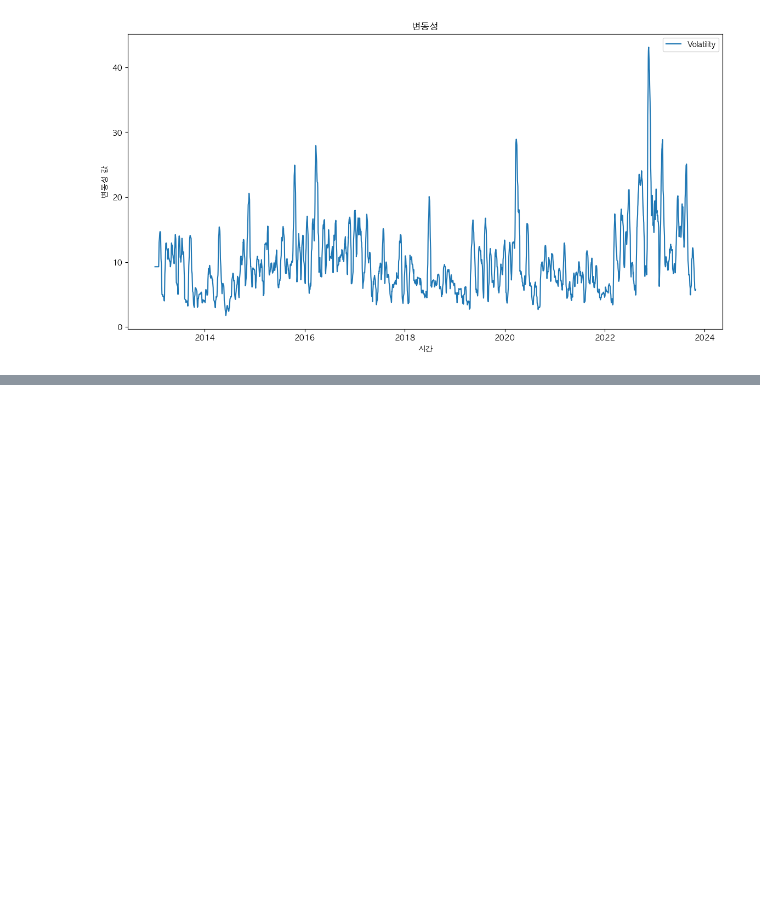
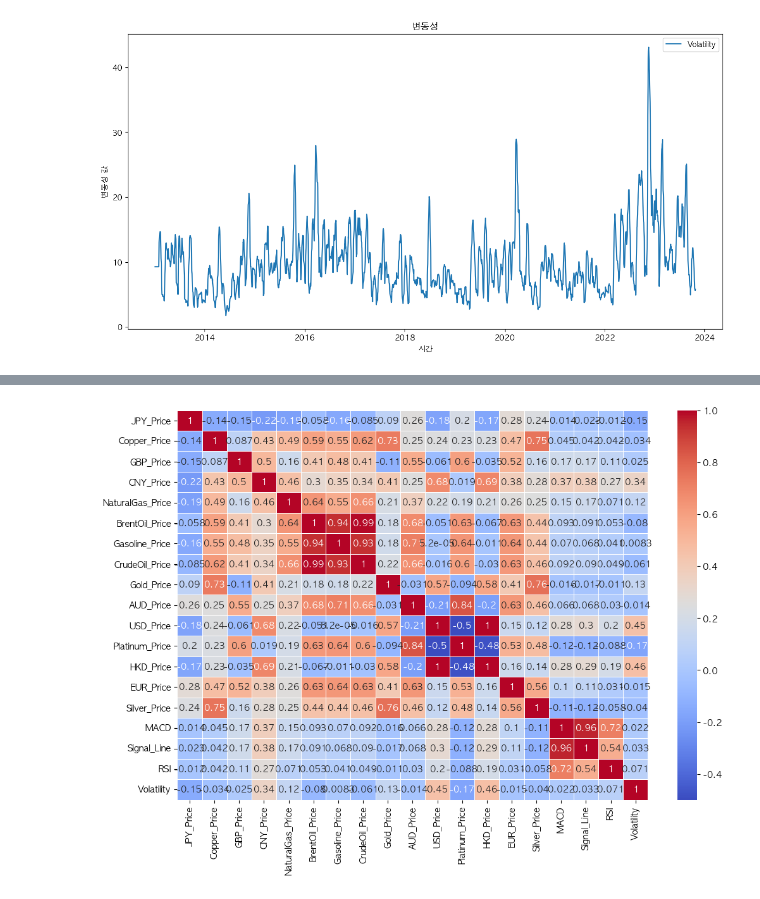
Before and after one commit to juwoncozyboy/Data_Mining_project, a Jupyter notebook: project.ipynb, the cells around one changed output, grey strips where cells are left out. Saved outputs shown, nothing was run; the diff lists cells and outputs as text; code cells hidden in the pictures; blank space fills up the shorter version.

```diff
--- a/project.ipynb
+++ b/project.ipynb
@@ -316,0 +247,2 @@ class PriceDataset:
+# %%
+df = df.sample(frac=1).reset_index(drop=True)
@@ -316,0 +265,10 @@ class PriceDataset:
+# %%
+#상관관계 시각화
+plt.figure(figsize=(12, 8))  # 히트맵의 크기 설정
+sns.heatmap(df.corr(), annot=True, cmap='coolwarm', linewidths=.5)
+plt.show()
+#plt.rcParams['font.family'] = 'NanumGothic'
+plt.rcParams['font.family'] = 'AppleGothic'
+plt.rcParams['axes.unicode_minus'] = False
+# %% [output]
+[figure, added]
```
Also changed, not shown: parts of 44 cells of this notebook, 1 other file.
